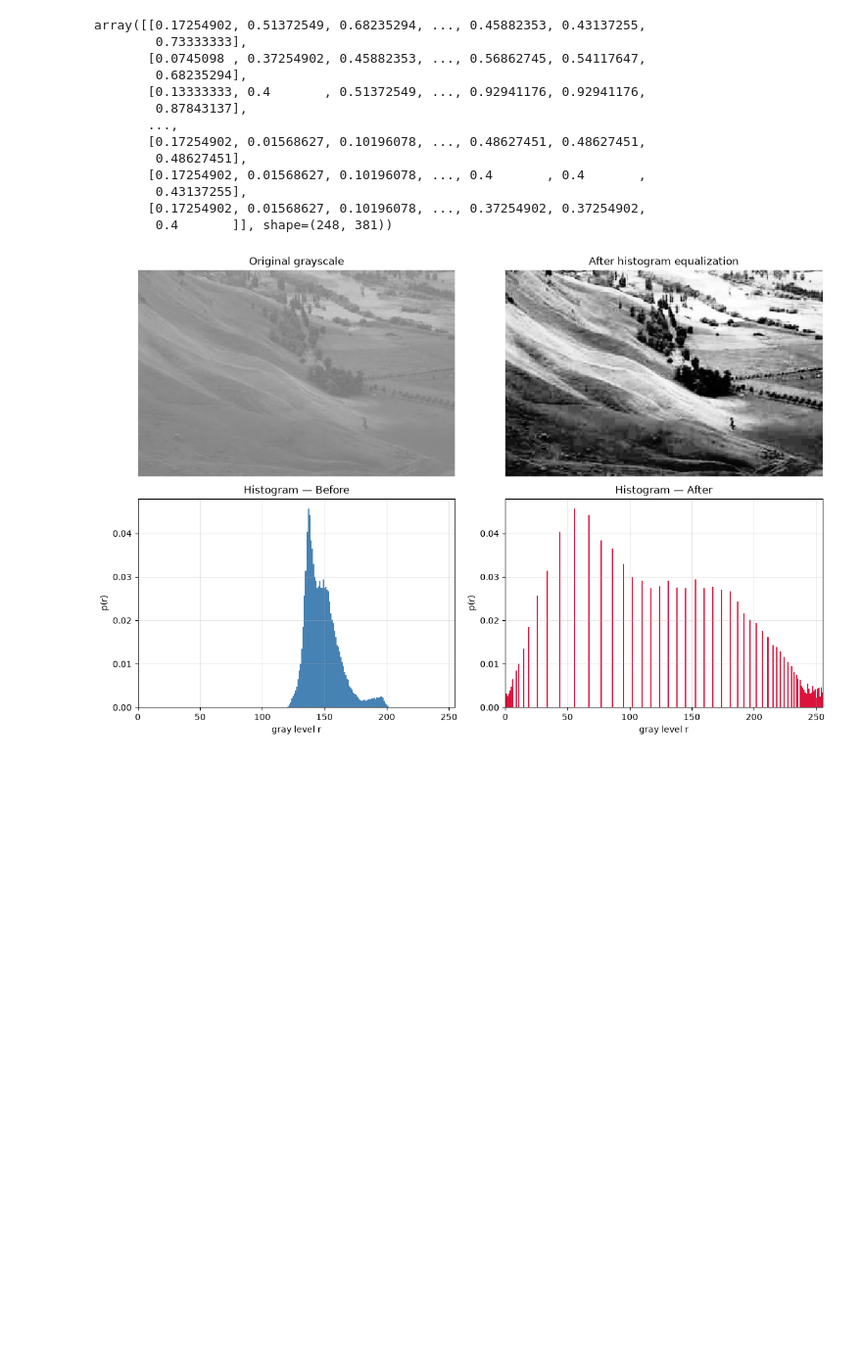
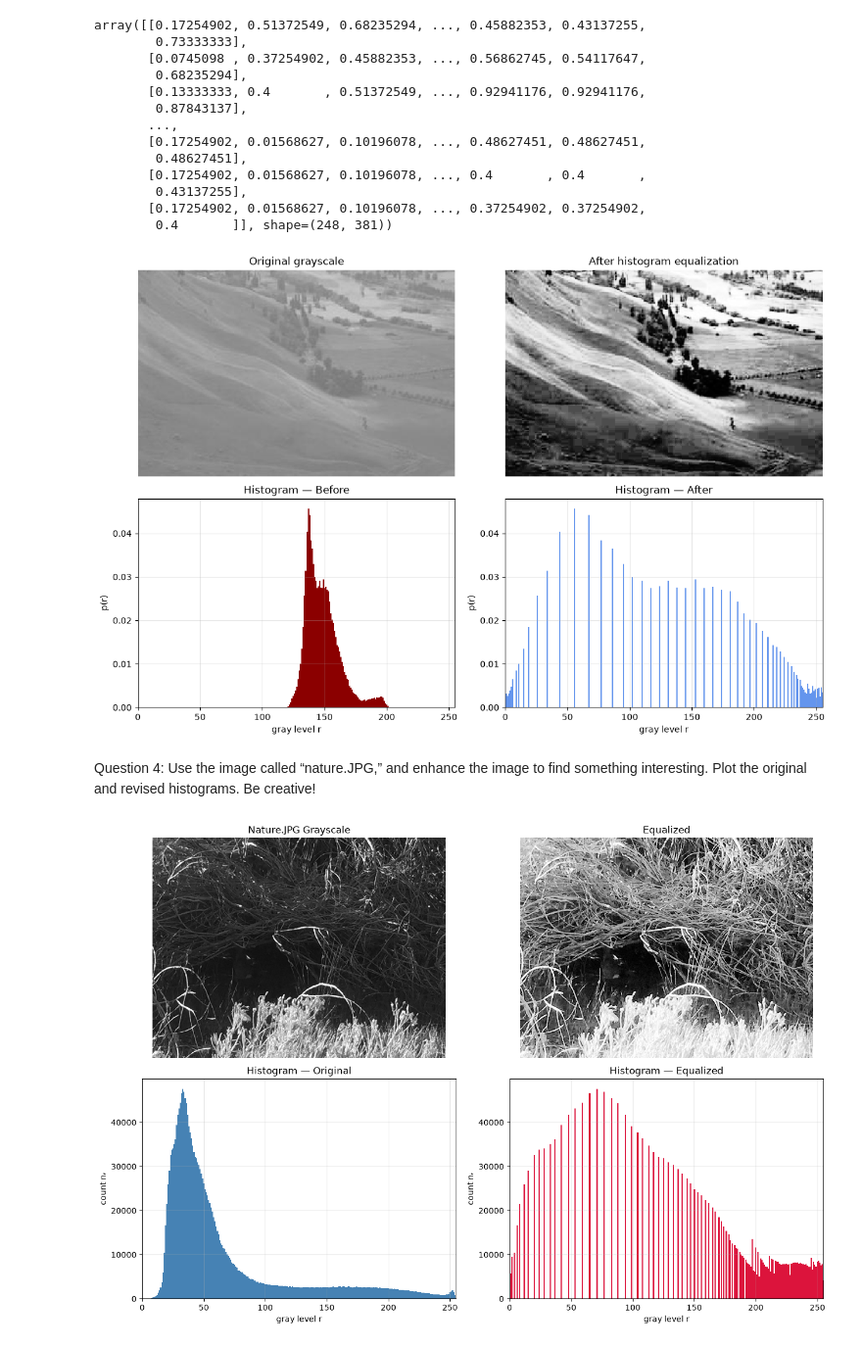
Before and after one commit to bdsh-14/unr-ee681-image-analysis, a Jupyter notebook: HW1/assignment1.ipynb, the cells around one changed output. Shown at 98% size. Drawn from its saved outputs; the diff is of its cells as text; code cells hidden in the pictures; blank space fills up the shorter version.

```diff
--- a/HW1/assignment1.ipynb
+++ b/HW1/assignment1.ipynb
@@ -299,8 +243,8 @@ axes[0,0].set_title("Original grayscale"); axes[0,0].axis("off")
 axes[0,1].imshow(valley_eq, cmap="gray", vmin=0, vmax=1, interpolation="nearest")
 axes[0,1].set_title("After histogram equalization"); axes[0,1].axis("off")
 
-for ax, img, name, col in [(axes[1,0], valley_gray, "Before", "steelblue"),
-                           (axes[1,1], valley_eq,   "After",  "crimson")]:
+for ax, img, name, col in [(axes[1,0], valley_gray, "Before", "darkred"),
+                           (axes[1,1], valley_eq,   "After",  "cornflowerblue")]:
     bins, pmf, _ = histogram_pmf(img)
     ax.bar(bins, pmf, width=1.0, color=col, edgecolor="none")
     ax.set_xlim(0, 255)
@@ -310,4 +254,36 @@ for ax, img, name, col in [(axes[1,0], valley_gray, "Before", "steelblue"),
 
 fig.tight_layout(); plt.show()
 # %% [output]
-[figure, old version]
+[figure, new version]
+# %% [markdown]
+Question 4:
+Use the image called “nature.JPG,” and enhance the image to find something
+interesting. Plot the original and revised histograms. Be creative!
+# %%
+# 1. Load and convert to gray
+nature_rgb  = read_image("nature.JPG")
+nature_gray = rgb_to_gray(nature_rgb)
+
+# 2. Equalize
+nature_eq = histogram_equalize(nature_gray)
+
+# 3. Before / after — image + histogram
+fig, axes = plt.subplots(2, 2, figsize=(13, 9))
+
+for ax, img, name in [(axes[0,0], nature_gray, "Nature.JPG Grayscale"),
+                      (axes[0,1], nature_eq,   "Equalized")]:
+    ax.imshow(img, cmap="gray", vmin=0, vmax=1, interpolation="nearest")
+    ax.set_title(name); ax.axis("off")
+
+for ax, img, name, col in [(axes[1,0], nature_gray, "Original",  "steelblue"),
+                           (axes[1,1], nature_eq,   "Equalized", "crimson")]:
+    bins, counts = build_histogram(img)
+    ax.bar(bins, counts, width=1.0, color=col, edgecolor="none")
+    ax.set_xlim(0, 255)
+    ax.set_xlabel("gray level r"); ax.set_ylabel("count nᵣ")
+    ax.set_title(f"Histogram — {name}")
+    ax.grid(alpha=0.3)
+
+fig.tight_layout(); plt.show()
+# %% [output]
+[figure, added]
```
Also changed, not shown: parts of 9 cells of this notebook.
